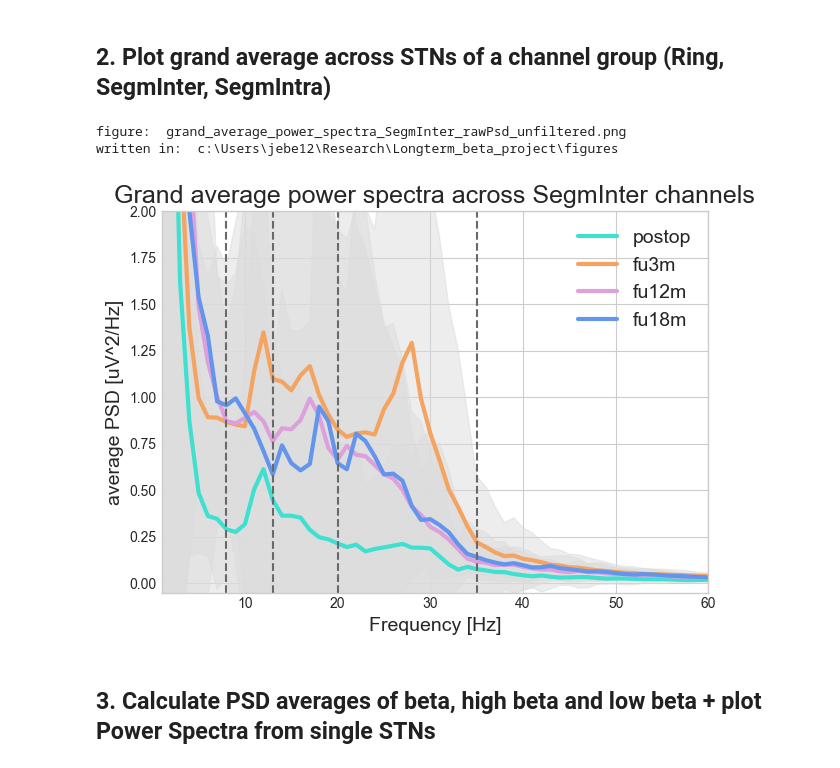
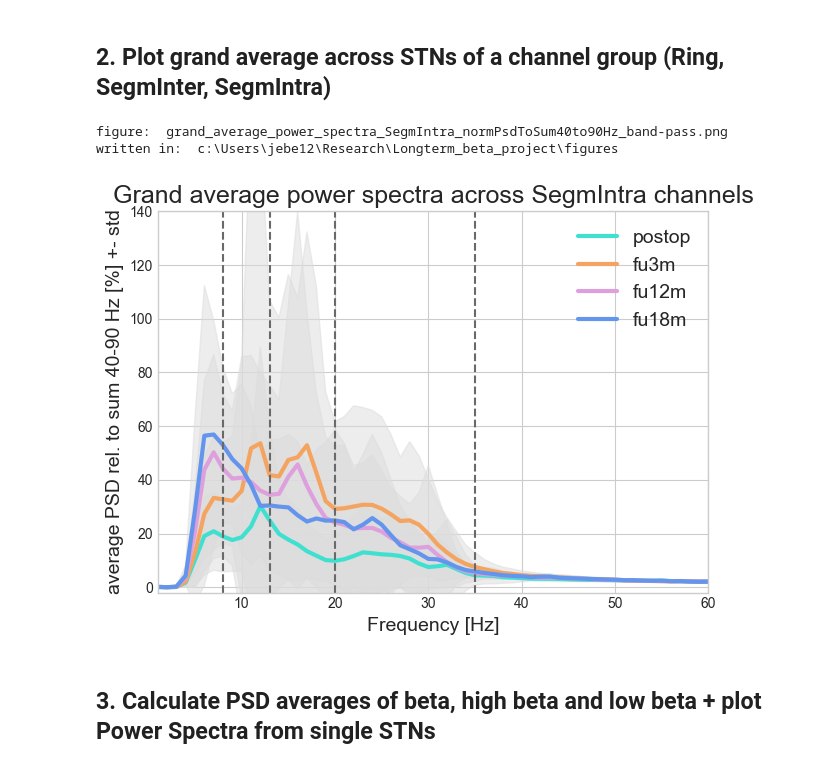
Before and after one commit to JKBehnke/BetaSenSightLongterm, a Jupyter notebook: notebooks/bssu_longterm_power_spectra.ipynb, the cells around one changed output. Cells and saved outputs as stored; diff of their text form; code cells hidden in the pictures.

Commit message:
normalization for grand average power spectum

```diff
--- a/notebooks/bssu_longterm_power_spectra.ipynb
+++ b/notebooks/bssu_longterm_power_spectra.ipynb
@@ -568,16 +570,16 @@ for stn in postop_fu3m_comparison:
 ## 2. Plot grand average across STNs of a channel group (Ring, SegmInter, SegmIntra)
 # %%
 grand_average_power_spectra = power_spectra_plots.power_spectra_grand_average_per_session(
-    incl_sub=["017", "019", "021", "024", "025", "026", "028", "029", "030", "031", "032", "033", "038"],
-    channel_group="SegmInter",
-    signalFilter="unfiltered",
-    absolute_or_relative_psd="rawPsd"
+    incl_sub=["017", "019", "021", "024", "025", "026", "028", "029", "030", "031", "032", "033", "038", "041", "060"],
+    channel_group="SegmIntra",
+    signalFilter="band-pass",
+    normalization="normPsdToSum40to90Hz"
 
 )
 # %% [output]
-figure:  grand_average_power_spectra_SegmInter_rawPsd_unfiltered.png
+figure:  grand_average_power_spectra_SegmIntra_normPsdToSum40to90Hz_band-pass.png
 written in:  c:\Users\jebe12\Research\Longterm_beta_project\figures
-[figure, old version]
+[figure, new version]
 # %%
 grand_average_power_spectra
 # %%
```
Also changed, not shown: parts of 2 cells of this notebook, 1 other file.
